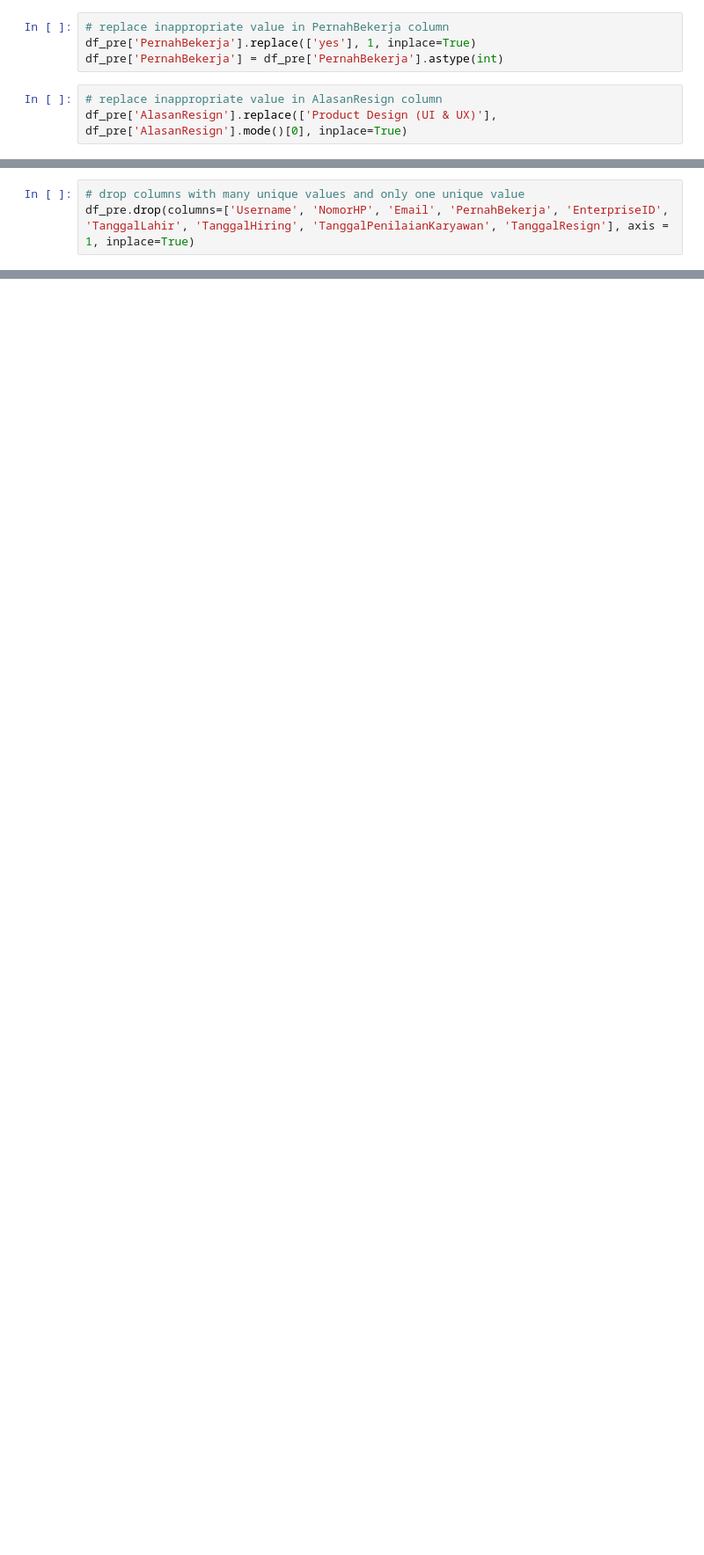
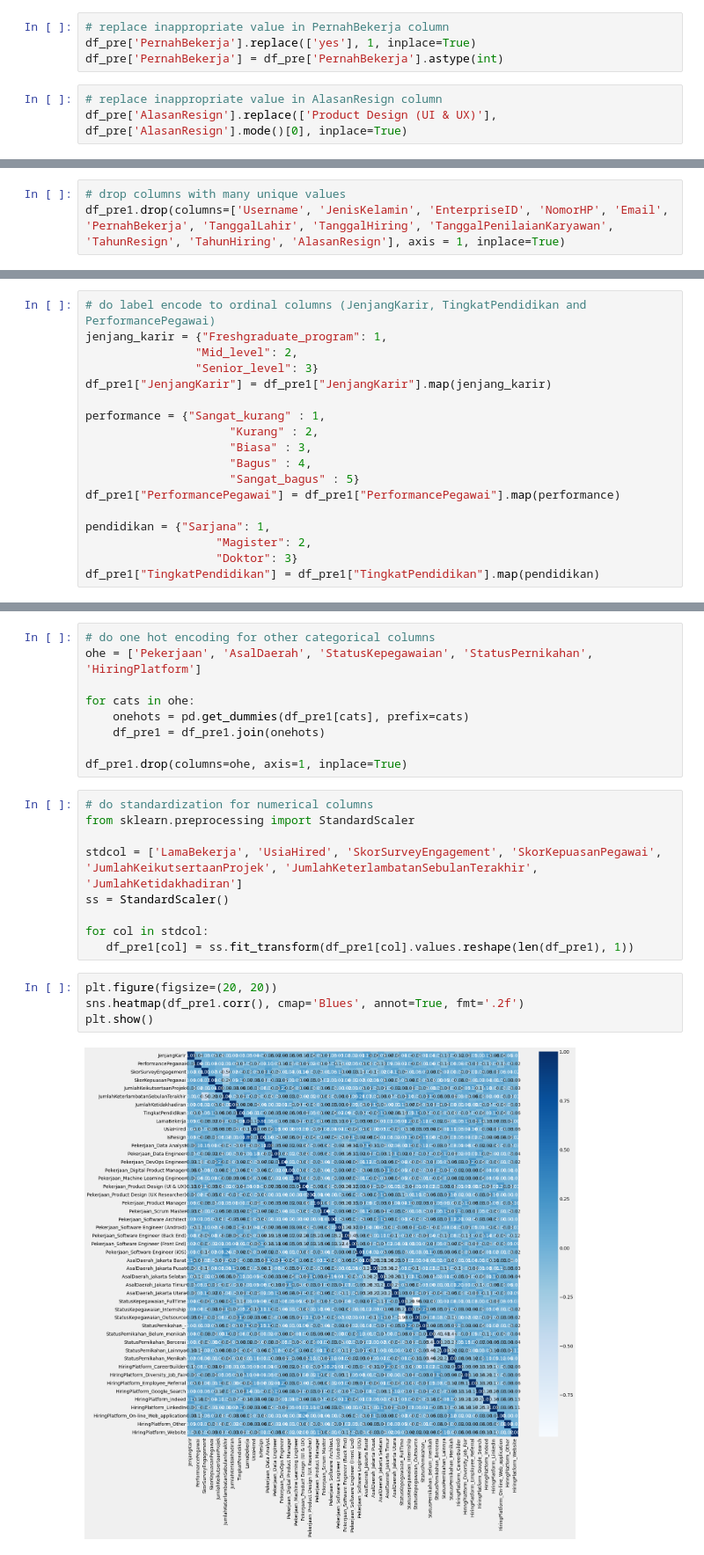
Before and after one commit to ferrysetefanus/Improving-Employee-Retention-by-Predicting-Employee-Attrition-Using-Machine-Learning, a Jupyter notebook: employee_retention.ipynb, the cells around one changed output, grey strips where cells are left out. Shown at 88% size. Cells and saved outputs as stored; diff of their text form; blank space fills up the shorter version.

```diff
--- a/employee_retention.ipynb
+++ b/employee_retention.ipynb
@@ -185,3 +566,3 @@ dtype: int64
 # %%
-# drop columns with many unique values and only one unique value
-df_pre.drop(columns=['Username', 'NomorHP', 'Email', 'PernahBekerja', 'EnterpriseID', 'TanggalLahir', 'TanggalHiring', 'TanggalPenilaianKaryawan', 'TanggalResign'], axis = 1, inplace=True)
+# drop columns with many unique values
+df_pre1.drop(columns=['Username', 'JenisKelamin', 'EnterpriseID', 'NomorHP', 'Email', 'PernahBekerja', 'TanggalLahir', 'TanggalHiring', 'TanggalPenilaianKaryawan', 'TahunResign', 'TahunHiring', 'AlasanResign'], axis = 1, inplace=True)
@@ -187,0 +614,18 @@ df_pre.drop(columns=['Username', 'NomorHP', 'Email', 'PernahBekerja', 'Enterpris
+# %%
+# do label encode to ordinal columns (JenjangKarir, TingkatPendidikan and PerformancePegawai)
+jenjang_karir = {"Freshgraduate_program": 1,
+                "Mid_level": 2,
+                "Senior_level": 3}
+df_pre1["JenjangKarir"] = df_pre1["JenjangKarir"].map(jenjang_karir)
+
+performance = {"Sangat_kurang" : 1,
+                     "Kurang" : 2,
+                     "Biasa" : 3,
+                     "Bagus" : 4,
+                     "Sangat_bagus" : 5}
+df_pre1["PerformancePegawai"] = df_pre1["PerformancePegawai"].map(performance)
+
+pendidikan = {"Sarjana": 1,
+                   "Magister": 2,
+                   "Doktor": 3}
+df_pre1["TingkatPendidikan"] = df_pre1["TingkatPendidikan"].map(pendidikan)
@@ -187,0 +652,24 @@ df_pre.drop(columns=['Username', 'NomorHP', 'Email', 'PernahBekerja', 'Enterpris
+# %%
+# do one hot encoding for other categorical columns
+ohe = ['Pekerjaan', 'AsalDaerah', 'StatusKepegawaian', 'StatusPernikahan', 'HiringPlatform']
+
+for cats in ohe:
+    onehots = pd.get_dummies(df_pre1[cats], prefix=cats)
+    df_pre1 = df_pre1.join(onehots)
+
+df_pre1.drop(columns=ohe, axis=1, inplace=True)
+# %%
+# do standardization for numerical columns
+from sklearn.preprocessing import StandardScaler
+
+stdcol = ['LamaBekerja', 'UsiaHired', 'SkorSurveyEngagement', 'SkorKepuasanPegawai', 'JumlahKeikutsertaanProjek', 'JumlahKeterlambatanSebulanTerakhir', 'JumlahKetidakhadiran']
+ss = StandardScaler()
+
+for col in stdcol:
+   df_pre1[col] = ss.fit_transform(df_pre1[col].values.reshape(len(df_pre1), 1))
+# %%
+plt.figure(figsize=(20, 20))
+sns.heatmap(df_pre1.corr(), cmap='Blues', annot=True, fmt='.2f')
+plt.show()
+# %% [output]
+[figure, added]
```
Also changed, not shown: parts of 53 cells of this notebook, 1 other file.
